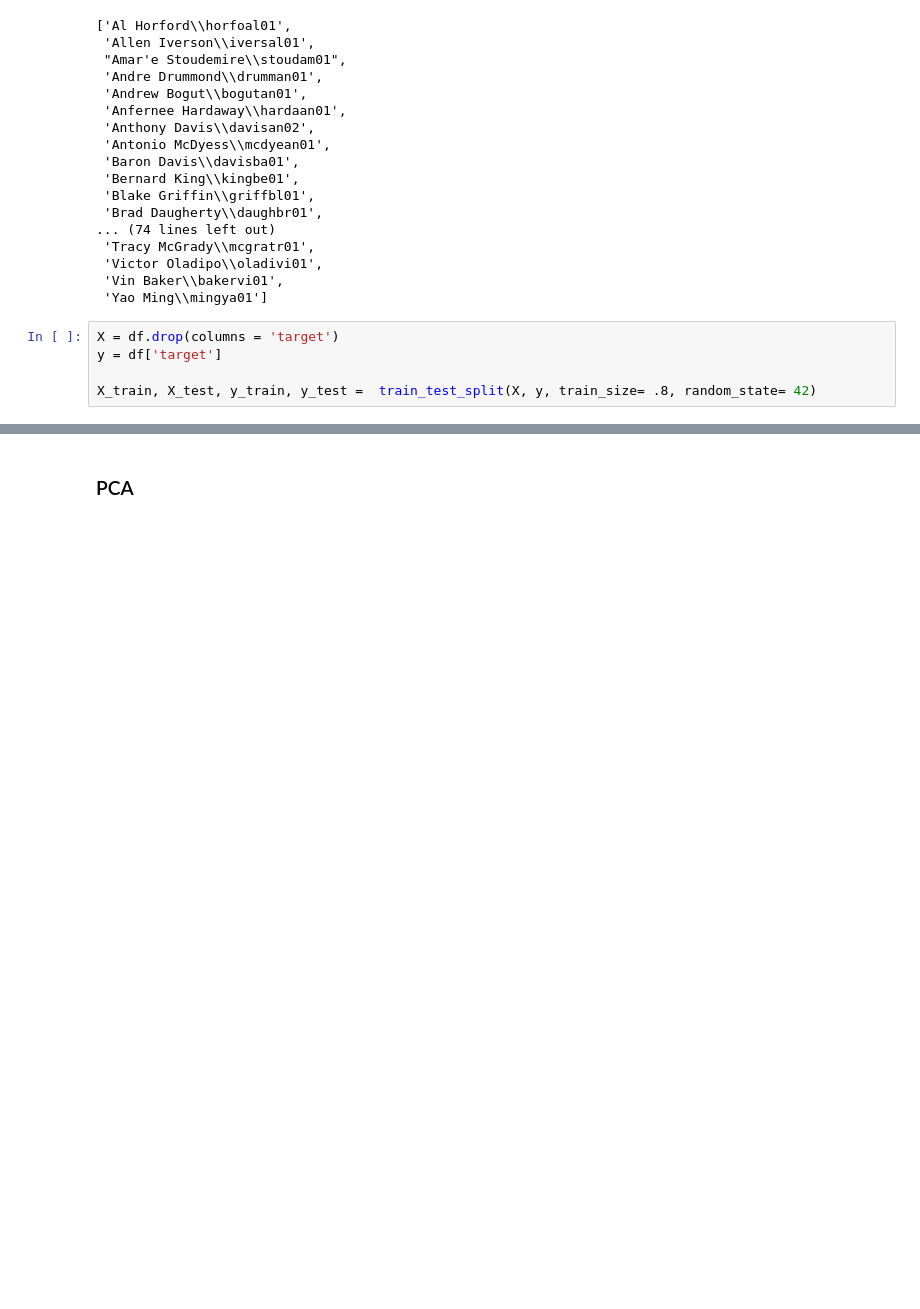
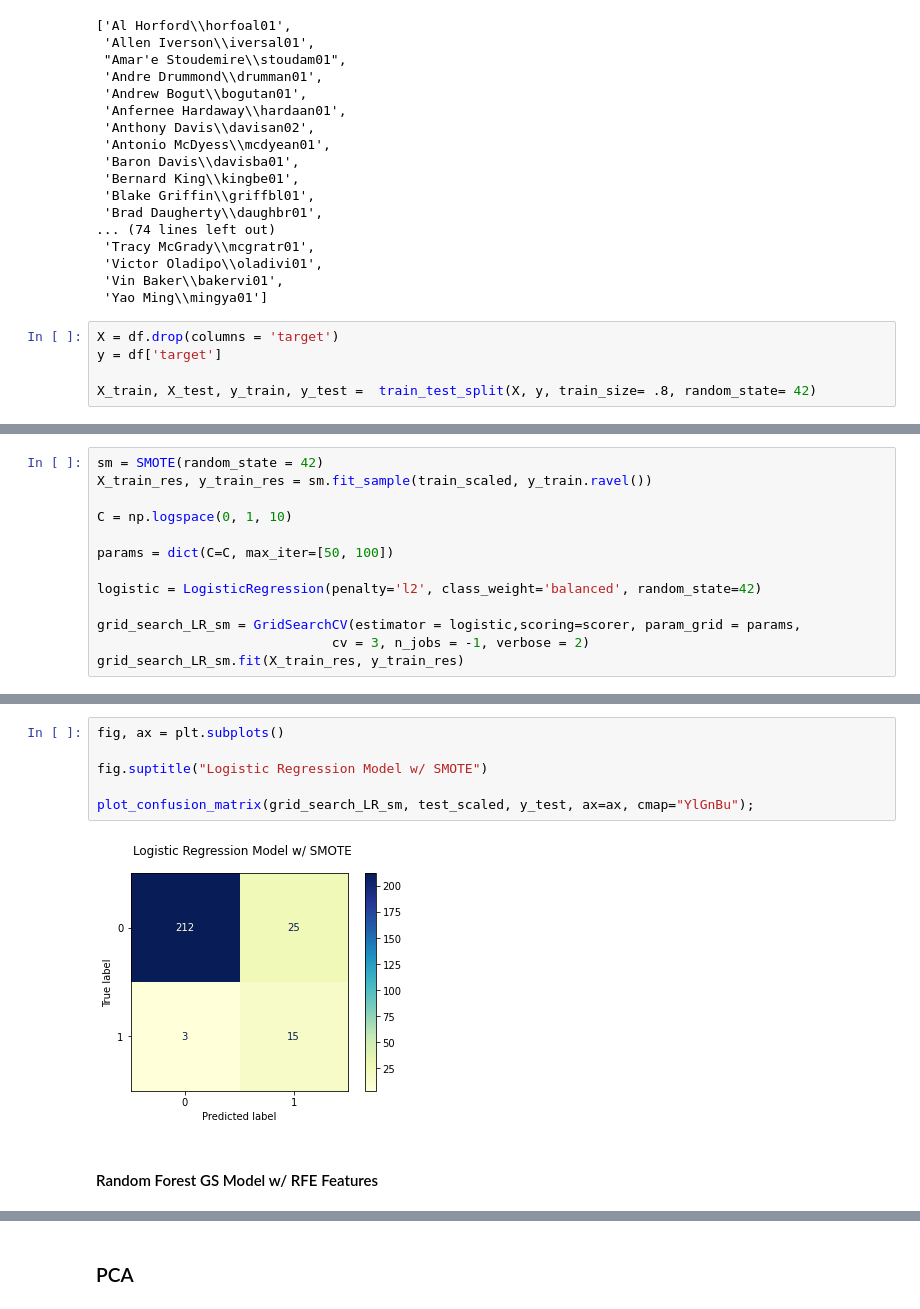
Before and after one commit to rylewww/Modeling-The-NBA-Leap, a Jupyter notebook: Modeling.ipynb, the cells around one changed output, grey strips where cells are left out. Saved outputs shown, nothing was run; the diff lists cells and outputs as text; blank space fills up the shorter version.

```diff
--- a/Modeling.ipynb
+++ b/Modeling.ipynb
@@ -46,0 +252,13 @@ X_train, X_test, y_train, y_test =  train_test_split(X, y, train_size= .8, rando
+# %%
+sm = SMOTE(random_state = 42)
+X_train_res, y_train_res = sm.fit_sample(train_scaled, y_train.ravel())
+
+C = np.logspace(0, 1, 10)
+
+params = dict(C=C, max_iter=[50, 100])
+
+logistic = LogisticRegression(penalty='l2', class_weight='balanced', random_state=42)
+
+grid_search_LR_sm = GridSearchCV(estimator = logistic,scoring=scorer, param_grid = params,
+                              cv = 3, n_jobs = -1, verbose = 2)
+grid_search_LR_sm.fit(X_train_res, y_train_res)
@@ -46,0 +287,10 @@ X_train, X_test, y_train, y_test =  train_test_split(X, y, train_size= .8, rando
+# %%
+fig, ax = plt.subplots()
+
+fig.suptitle("Logistic Regression Model w/ SMOTE")
+
+plot_confusion_matrix(grid_search_LR_sm, test_scaled, y_test, ax=ax, cmap="YlGnBu");
+# %% [output]
+[figure, added]
+# %% [markdown]
+#### Random Forest GS Model w/ RFE Features
```
Also changed, not shown: parts of 50 cells of this notebook, 1 other file.
